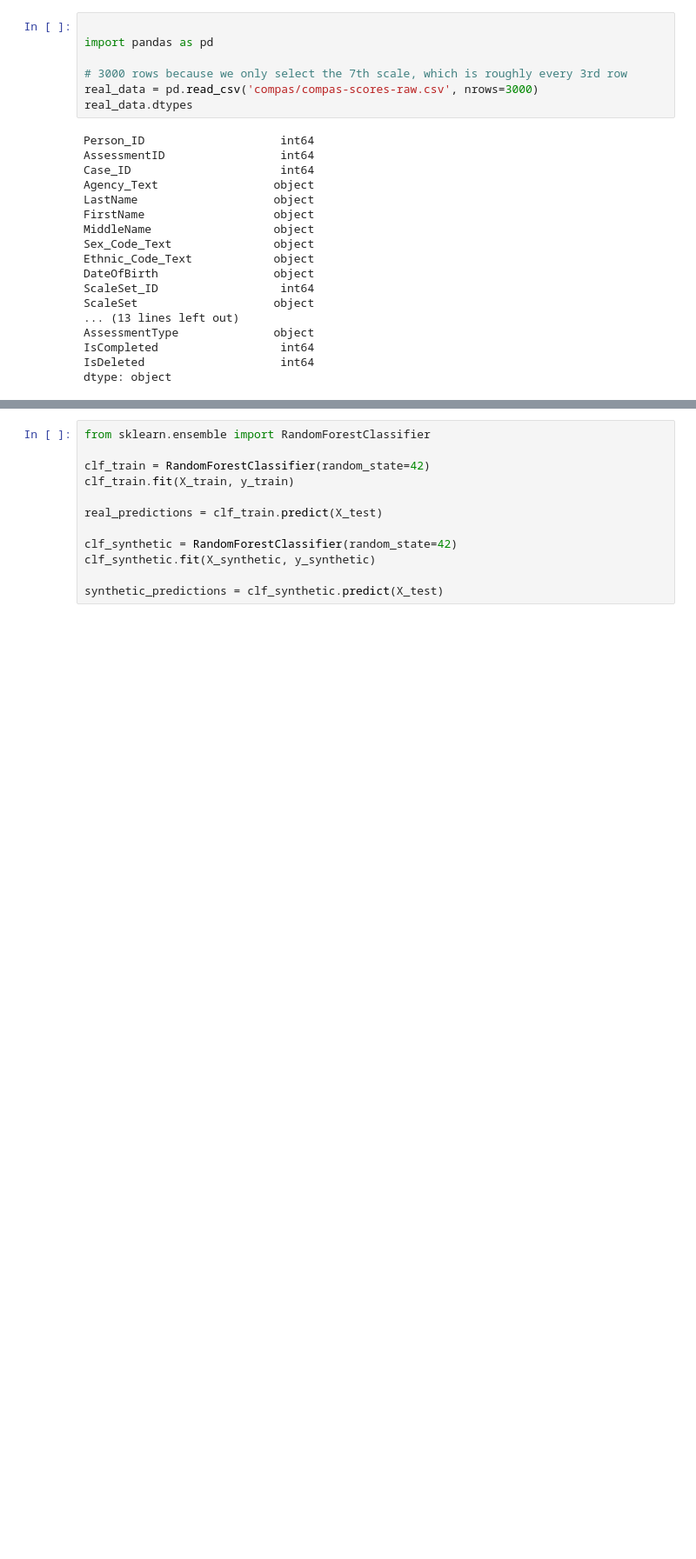
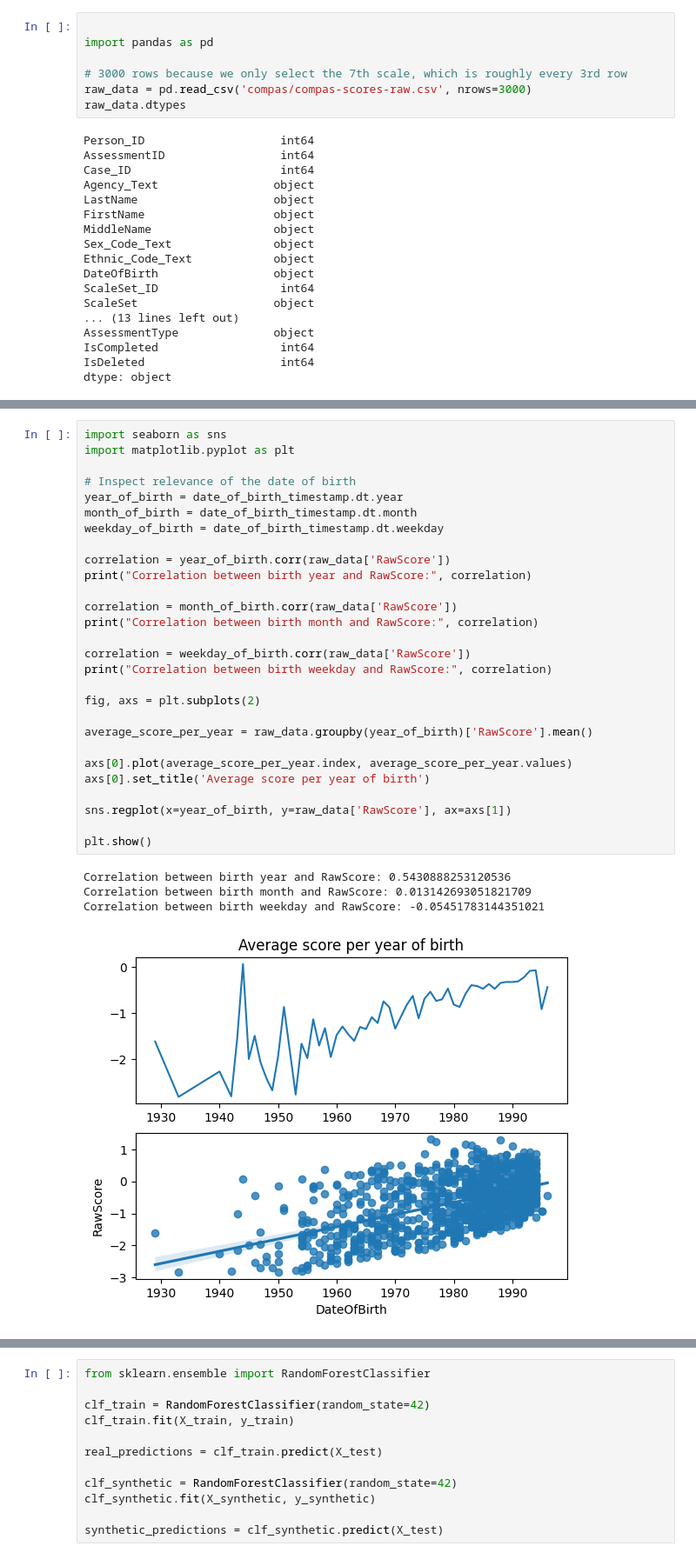
Before and after one commit to mkleinegger/data-synthesizer-evaluation, a Jupyter notebook: main.ipynb, the cells around one changed output, grey strips where cells are left out. Shown at 87% size. Cells and saved outputs as stored; diff of their text form; blank space fills up the shorter version.

```diff
--- a/main.ipynb
+++ b/main.ipynb
@@ -26,8 +26,8 @@ Requirement already satisfied: six>=1.5 in ./.venv/lib/python3.9/site-packages (
 import pandas as pd
 
 # 3000 rows because we only select the 7th scale, which is roughly every 3rd row
-real_data = pd.read_csv('compas/compas-scores-raw.csv', nrows=3000)
-real_data.dtypes
+raw_data = pd.read_csv('compas/compas-scores-raw.csv', nrows=3000)
+raw_data.dtypes
 # %% [output]
 Person_ID                    int64
 AssessmentID                 int64
@@ -48,0 +59,33 @@ dtype: object
+# %%
+import seaborn as sns
+import matplotlib.pyplot as plt
+
+# Inspect relevance of the date of birth
+year_of_birth = date_of_birth_timestamp.dt.year
+month_of_birth = date_of_birth_timestamp.dt.month
+weekday_of_birth = date_of_birth_timestamp.dt.weekday
+
+correlation = year_of_birth.corr(raw_data['RawScore'])
+print("Correlation between birth year and RawScore:", correlation)
+
+correlation = month_of_birth.corr(raw_data['RawScore'])
+print("Correlation between birth month and RawScore:", correlation)
+
+correlation = weekday_of_birth.corr(raw_data['RawScore'])
+print("Correlation between birth weekday and RawScore:", correlation)
+
+fig, axs = plt.subplots(2)
+
+average_score_per_year = raw_data.groupby(year_of_birth)['RawScore'].mean()
+
+axs[0].plot(average_score_per_year.index, average_score_per_year.values)
+axs[0].set_title('Average score per year of birth')
+
+sns.regplot(x=year_of_birth, y=raw_data['RawScore'], ax=axs[1])
+
+plt.show()
+# %% [output]
+Correlation between birth year and RawScore: 0.5430888253120536
+Correlation between birth month and RawScore: 0.013142693051821709
+Correlation between birth weekday and RawScore: -0.05451783144351021
+[figure, added]
```
Also changed, not shown: parts of 18 cells of this notebook.
